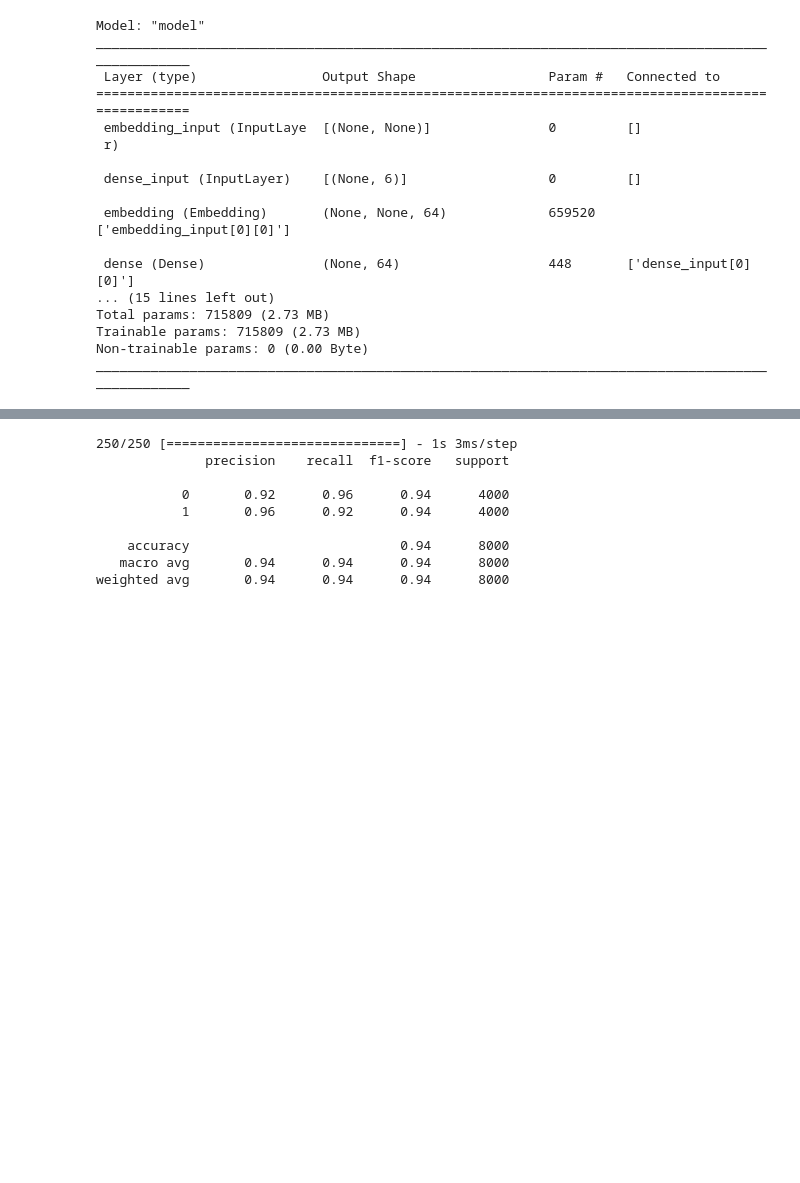
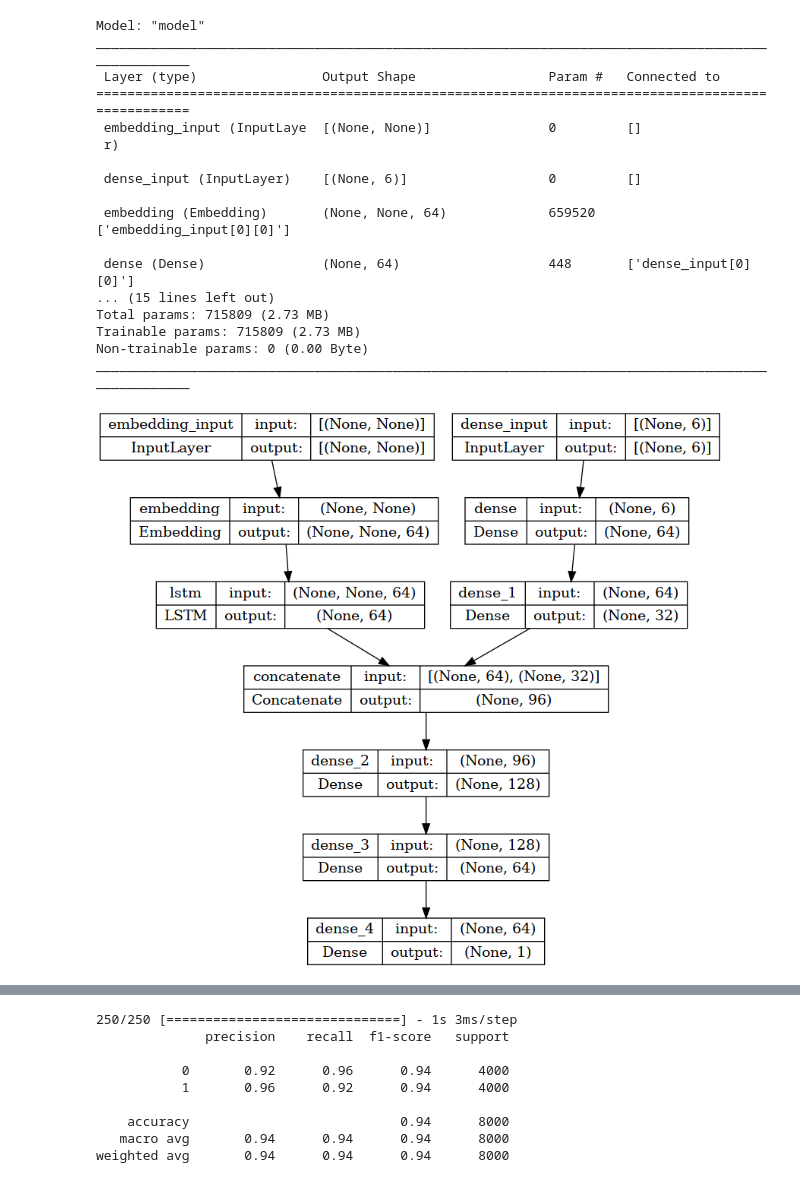
Before and after one commit to channudam2002/nlp_02, a Jupyter notebook: main.ipynb, the cells around one changed output, grey strips where cells are left out. Saved outputs shown, nothing was run; the diff lists cells and outputs as text; code cells hidden in the pictures; blank space fills up the shorter version.

Commit message:
add ngrok and model plot

```diff
--- a/main.ipynb
+++ b/main.ipynb
@@ -408,6 +414,10 @@ Total params: 715809 (2.73 MB)
 Trainable params: 715809 (2.73 MB)
 Non-trainable params: 0 (0.00 Byte)
 __________________________________________________________________________________________________
+# %%
+tf.keras.utils.plot_model(model, show_layer_names=True, show_shapes=True)
+# %% [output]
+[figure, added]
 # %%
 early_stopping = EarlyStopping(monitor='val_loss', patience=5, restore_best_weights=True)
 checkpoint = ModelCheckpoint('best_model_weights/best_model_weights.h5', save_best_only=True, save_weights_only=True, monitor='val_loss', mode='min')
```
Also changed, not shown: parts of 4 cells of this notebook, 6 other files.
